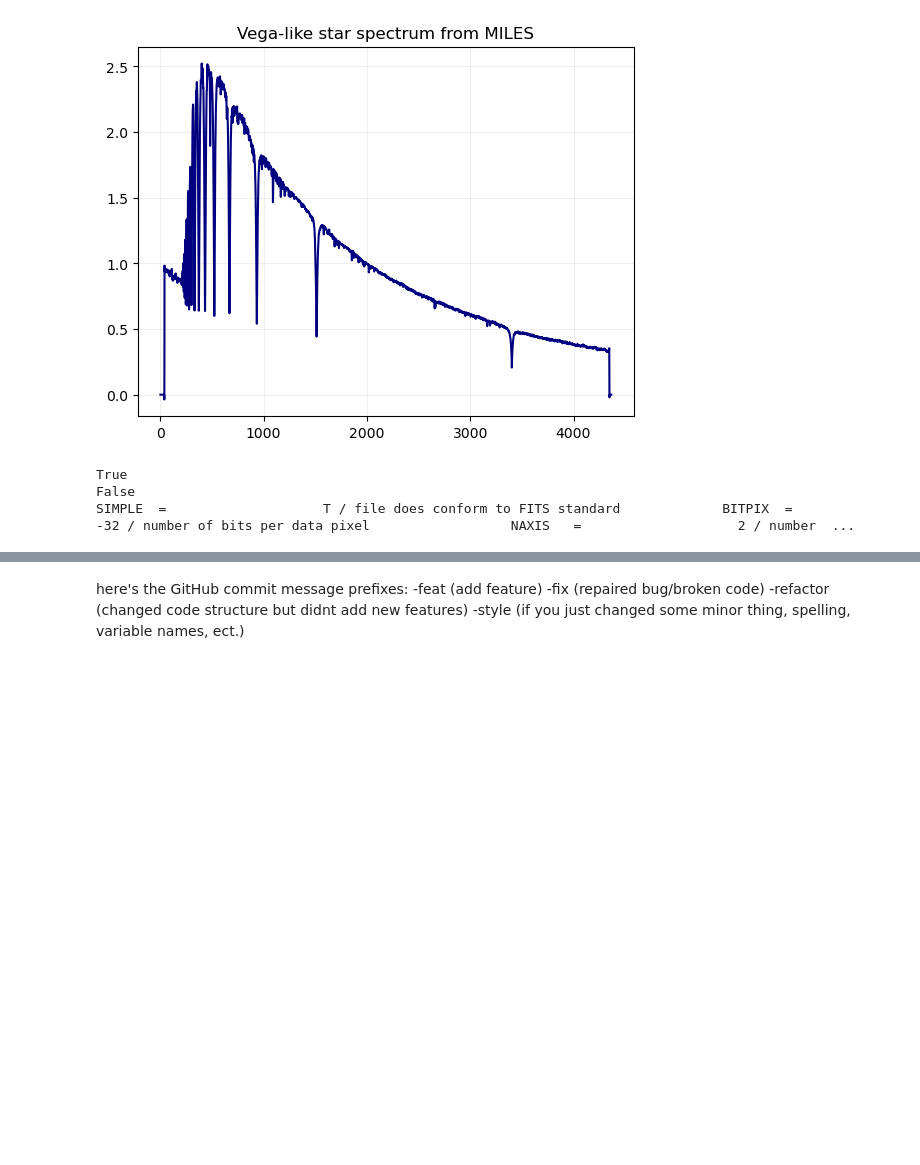
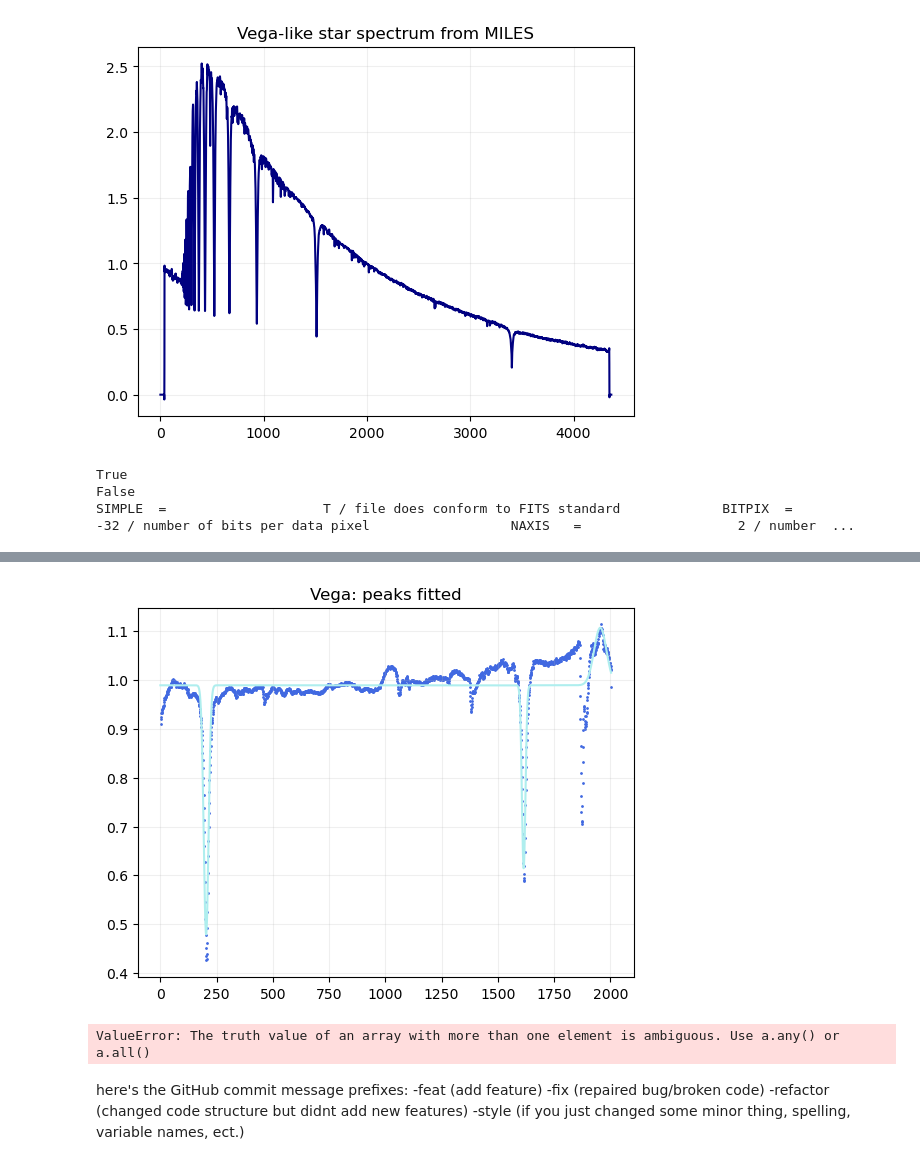
Before and after one commit to Timobrenn/G99-Spectroscopy, a Jupyter notebook: FWHM.ipynb, the cells around one changed output, grey strips where cells are left out. Saved outputs shown, nothing was run; the diff lists cells and outputs as text; code cells hidden in the pictures; blank space fills up the shorter version.

```diff
--- a/FWHM.ipynb
+++ b/FWHM.ipynb
@@ -85,0 +168,29 @@ RuntimeError: Optimal parameters not found: Number of calls to function has reac
+# %%
+# I will take the offset fit for all three peak fits and take the mean, to obtain the average value
+# or the weighted average, i'll see which one yields more accurate data
+
+# also the fit doesn't really reach the bottom of the peak??? i don't know why, i'll TODO: try to find a better way to fit it if i have the time
+# shouldn't really matter for the FWHM anyway
+
+beta, pcov2 = curve_fit(f_gaussian, x_range, dat_vega_0, p0=(-0.4, 1600, 20, 1.02))
+#amp, mu, sigma, zero
+# print(beta)
+a2,m2,s2,z2=beta
+
+beta, pcov3 = curve_fit(f_gaussian, x_range, dat_vega_0, p0=(-0.4, 1950, 20, 1.05))
+a3,m3,s3,z3=beta
+
+z = np.mean([z1,z2,z3])
+
+
+f_composed = f_gaussian(x_range,a1,m1,s1,z)+f_gaussian(x_range,a2,m2,s2,0)+f_gaussian(x_range,a3,m3,s3,0)
+fig=figure()
+frame=fig.add_subplot(1,1,1)
+frame.scatter(x_range,dat_vega_0,color="royalblue", label="Vega spectrum",s=1)
+frame.plot(f_composed,color="paleturquoise", label="fit for the 1st peak")
+frame.set_title("Vega: peaks fitted")
+frame.grid(alpha=0.2)
+show()
+close(fig)
+# %% [output]
+[figure, added]
@@ -86,3 +202,27 @@ RuntimeError: Optimal parameters not found: Number of calls to function has reac
+# %%
+# stolen code for wavelength calibration TODO: calibrate wavelengths ig
+
+
+# Location of the peaks in our image
+a1 = np.array([199,1597,1863])
+# Values from literature: Hb = 486.1, Ha = 656.3, O2 = 686.9
+c1 = np.array([486.1,656.3,686.9])
+a2 = np.arange(0,x_range)
+
+def wavelenghtfit(a1,c1):
+    ''''
+    Function to calculate the wavelenght calibration polynomial
+    input: a1 and c1 are arrays where the first is the pixel values found and c1 are the wavelength values
+    output: wavelenght calibration polynomial
+    '''
+    y = np.poly1d(np.polyfit(a1,c1,1))
+    return(y)
+
+y = (wavelenghtfit(a1,c1))
+
+wavelenght_calibrated = np.polyval(y, a2)
+# %% [output]
+ValueError: The truth value of an array with more than one element is ambiguous. Use a.any() or a.all()
 # %% [markdown]
 here's the GitHub commit message prefixes:
 -feat (add feature)
```
Also changed, not shown: parts of 5 cells of this notebook.
